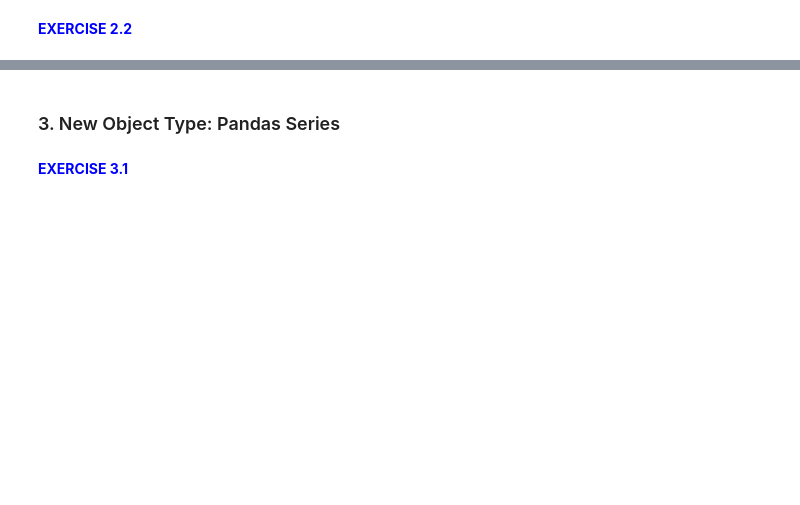
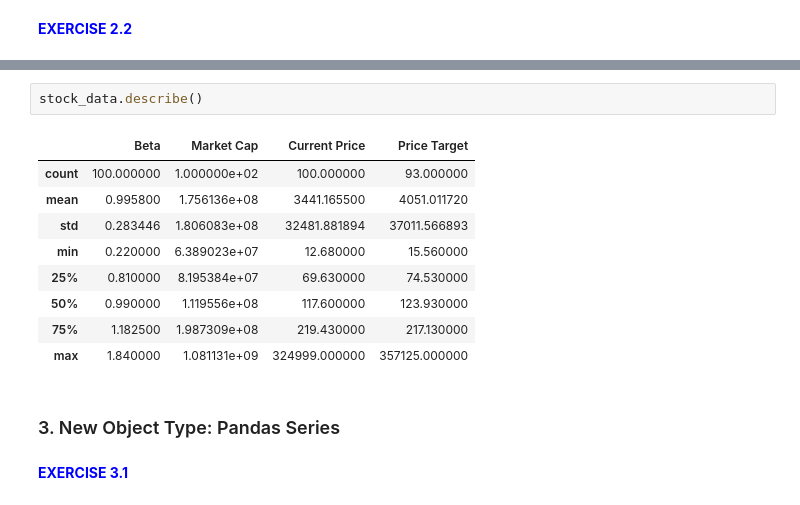
Before and after one commit to Brice-Dev-Lab/PyFi_Coursework, a Jupyter notebook: machine_learning/fundamentals_refresher/pandas/module_05/PF 05. Jupyter Notebook.ipynb, the cells around one changed output, grey strips where cells are left out. Cells and saved outputs as stored; diff of their text form; blank space fills up the shorter version.

```diff
--- a/machine_learning/fundamentals_refresher/pandas/module_05/PF 05. Jupyter Notebook.ipynb
+++ b/machine_learning/fundamentals_refresher/pandas/module_05/PF 05. Jupyter Notebook.ipynb
@@ -34,3 +127,15 @@ manual_df
+# %%
+stock_data.describe()
+# %% [output]
+|  | Beta | Market Cap | Current Price | Price Target |
+| count | 100.000000 | 1.000000e+02 | 100.000000 | 93.000000 |
+| mean | 0.995800 | 1.756136e+08 | 3441.165500 | 4051.011720 |
+| std | 0.283446 | 1.806083e+08 | 32481.881894 | 37011.566893 |
+| min | 0.220000 | 6.389023e+07 | 12.680000 | 15.560000 |
+| 25% | 0.810000 | 8.195384e+07 | 69.630000 | 74.530000 |
+| 50% | 0.990000 | 1.119556e+08 | 117.600000 | 123.930000 |
+| 75% | 1.182500 | 1.987309e+08 | 219.430000 | 217.130000 |
+| max | 1.840000 | 1.081131e+09 | 324999.000000 | 357125.000000 |
 # %% [markdown]
 ### 3. New Object Type: Pandas Series
 # %% [markdown]
```
Also changed, not shown: parts of 20 cells of this notebook, 3 other files.
